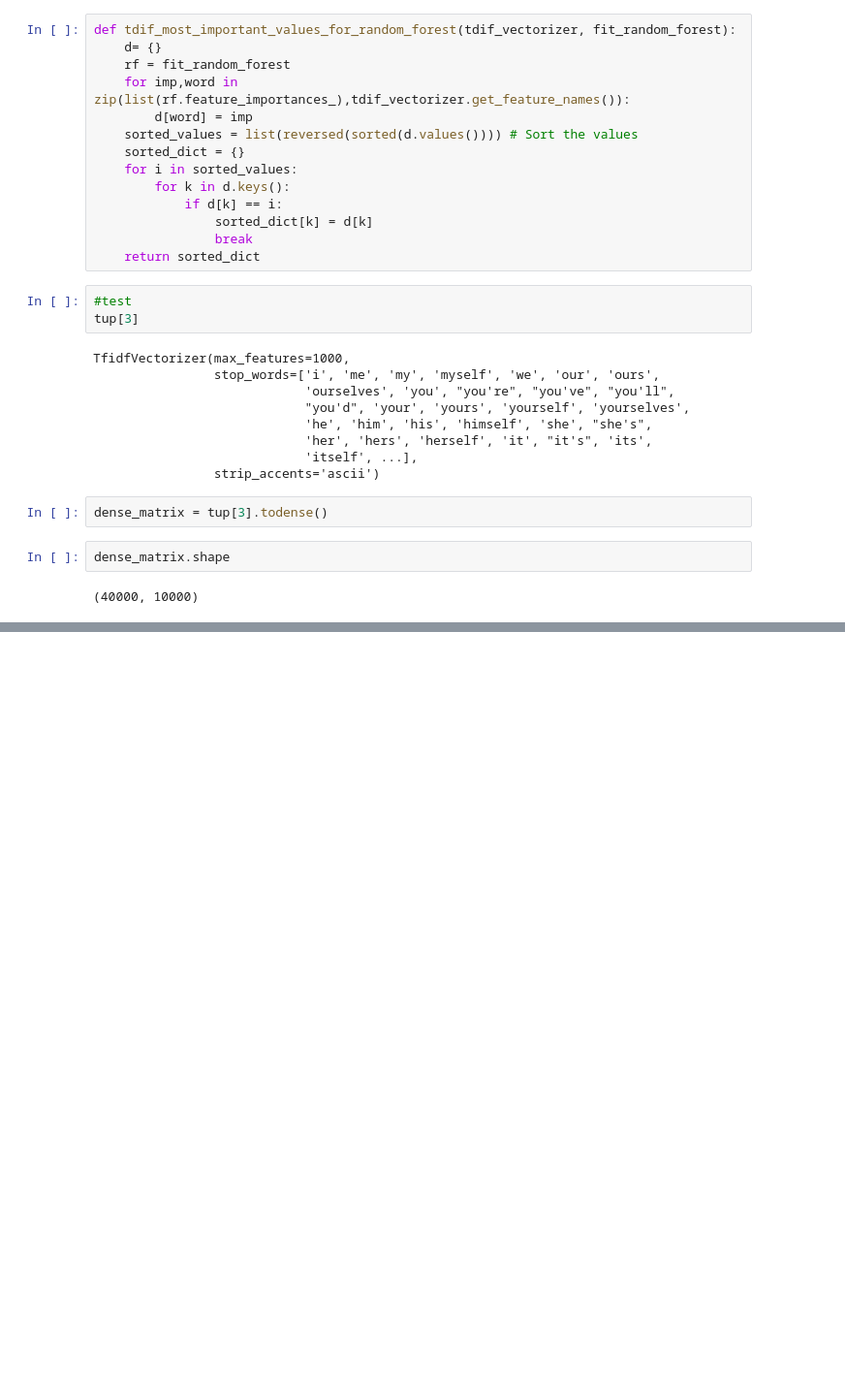
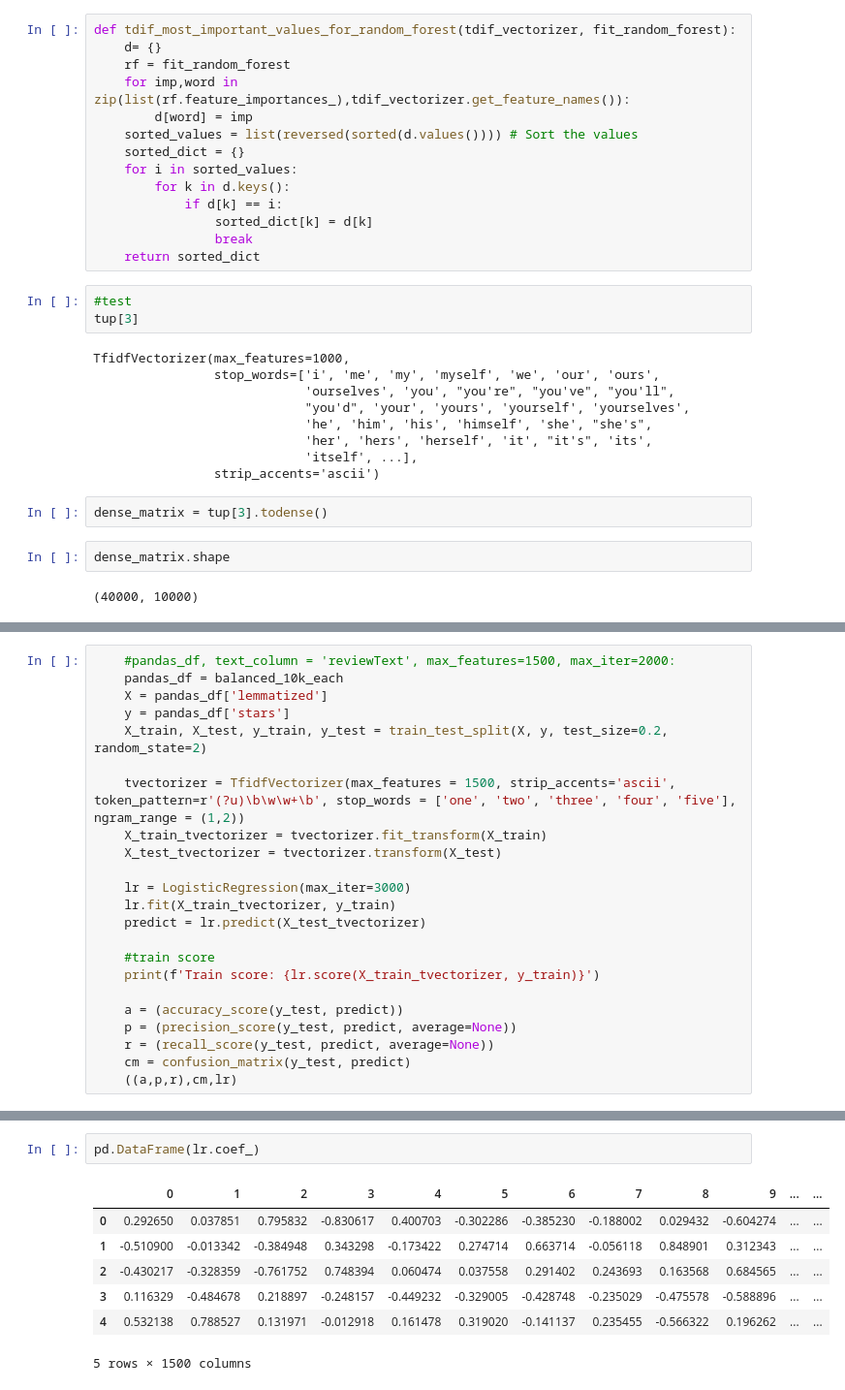
Before and after one commit to Second0395/Capstone_3, a Jupyter notebook: working.ipynb, the cells around one changed output, grey strips where cells are left out. Shown: that part at 97% size. Saved outputs shown, nothing was run; the diff lists cells and outputs as text; blank space fills up the shorter version.

```diff
--- a/working.ipynb
+++ b/working.ipynb
@@ -440,0 +471,23 @@ sorted_d
+# %%
+    #pandas_df, text_column = 'reviewText', max_features=1500, max_iter=2000:
+    pandas_df = balanced_10k_each
+    X = pandas_df['lemmatized']
+    y = pandas_df['stars']
+    X_train, X_test, y_train, y_test = train_test_split(X, y, test_size=0.2, random_state=2)
+
+    tvectorizer = TfidfVectorizer(max_features = 1500, strip_accents='ascii', token_pattern=r'(?u)\b\w\w+\b', stop_words = ['one', 'two', 'three', 'four', 'five'], ngram_range = (1,2))
+    X_train_tvectorizer = tvectorizer.fit_transform(X_train)
+    X_test_tvectorizer = tvectorizer.transform(X_test)
+
+    lr = LogisticRegression(max_iter=3000)
+    lr.fit(X_train_tvectorizer, y_train)
+    predict = lr.predict(X_test_tvectorizer)
+
+    #train score
+    print(f'Train score: {lr.score(X_train_tvectorizer, y_train)}')
+
+    a = (accuracy_score(y_test, predict))
+    p = (precision_score(y_test, predict, average=None))
+    r = (recall_score(y_test, predict, average=None))
+    cm = confusion_matrix(y_test, predict)
+    ((a,p,r),cm,lr)
@@ -440,0 +571,10 @@ sorted_d
+# %%
+pd.DataFrame(lr.coef_)
+# %% [output]
+|  | 0 | 1 | 2 | 3 | 4 | 5 | 6 | 7 | 8 | 9 | ... | ... |
+| 0 | 0.292650 | 0.037851 | 0.795832 | -0.830617 | 0.400703 | -0.302286 | -0.385230 | -0.188002 | 0.029432 | -0.604274 | ... | ... |
+| 1 | -0.510900 | -0.013342 | -0.384948 | 0.343298 | -0.173422 | 0.274714 | 0.663714 | -0.056118 | 0.848901 | 0.312343 | ... | ... |
+| 2 | -0.430217 | -0.328359 | -0.761752 | 0.748394 | 0.060474 | 0.037558 | 0.291402 | 0.243693 | 0.163568 | 0.684565 | ... | ... |
+| 3 | 0.116329 | -0.484678 | 0.218897 | -0.248157 | -0.449232 | -0.329005 | -0.428748 | -0.235029 | -0.475578 | -0.588896 | ... | ... |
+| 4 | 0.532138 | 0.788527 | 0.131971 | -0.012918 | 0.161478 | 0.319020 | -0.141137 | 0.235455 | -0.566322 | 0.196262 | ... | ... |
+5 rows × 1500 columns
```
Also changed, not shown: parts of 31 cells of this notebook.
